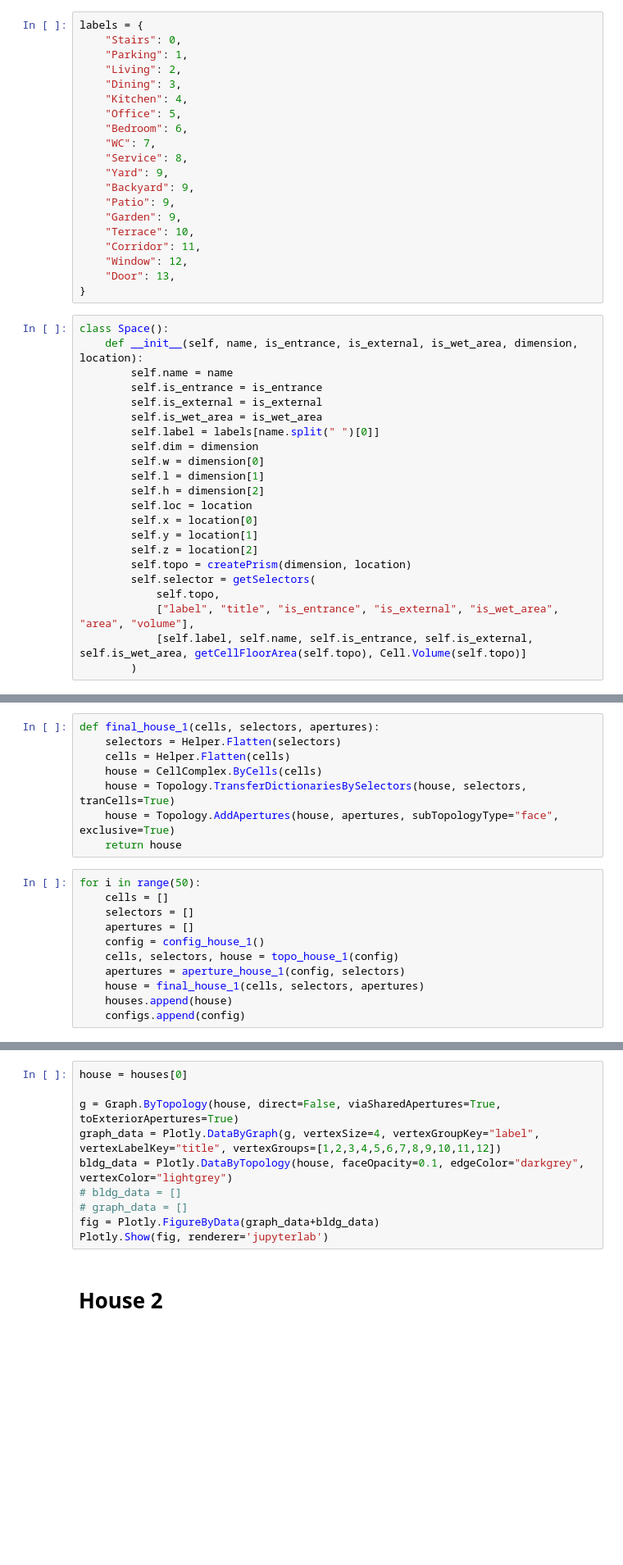
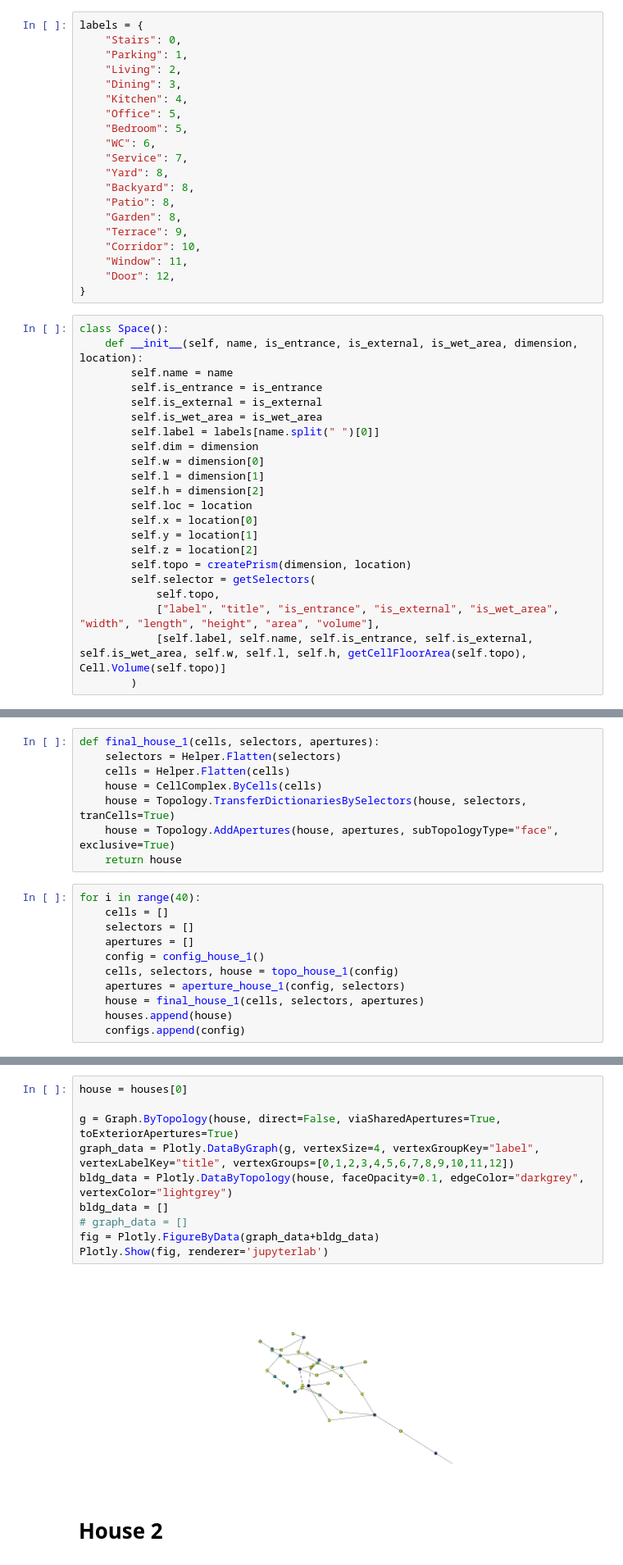
Before and after one commit to brunoperdigao/Plan-Classification-Topologic-DGL, a Jupyter notebook: final_plan_generator.ipynb, the cells around one changed output, grey strips where cells are left out. Shown at 82% size. Drawn from its saved outputs; the diff is of its cells as text; blank space fills up the shorter version.

```diff
--- a/final_plan_generator.ipynb
+++ b/final_plan_generator.ipynb
@@ -114,17 +120,17 @@ labels = {
     "Dining": 3,
     "Kitchen": 4,
     "Office": 5,
-    "Bedroom": 6,
-    "WC": 7,
-    "Service": 8,
-    "Yard": 9,
-    "Backyard": 9,
-    "Patio": 9,
-    "Garden": 9,
-    "Terrace": 10,
-    "Corridor": 11,
-    "Window": 12,
-    "Door": 13,
+    "Bedroom": 5,
+    "WC": 6,
+    "Service": 7,
+    "Yard": 8,
+    "Backyard": 8,
+    "Patio": 8,
+    "Garden": 8,
+    "Terrace": 9,
+    "Corridor": 10,
+    "Window": 11,
+    "Door": 12,
 }
 # %%
 class Space():
@@ -145,8 +151,8 @@ class Space():
         self.topo = createPrism(dimension, location)
         self.selector = getSelectors(
             self.topo,
-            ["label", "title", "is_entrance", "is_external", "is_wet_area", "area", "volume"],
-            [self.label, self.name, self.is_entrance, self.is_external, self.is_wet_area, getCellFloorArea(self.topo), Cell.Volume(self.topo)]
+            ["label", "title", "is_entrance", "is_external", "is_wet_area", "width", "length", "height", "area", "volume"],
+            [self.label, self.name, self.is_entrance, self.is_external, self.is_wet_area, self.w, self.l, self.h, getCellFloorArea(self.topo), Cell.Volume(self.topo)]
         )
 # %% [markdown]
 ### Defining Houses List
@@ -584,7 +590,7 @@ def final_house_1(cells, selectors, apertures):
     house = Topology.AddApertures(house, apertures, subTopologyType="face", exclusive=True)
     return house
 # %%
-for i in range(50):
+for i in range(40):
     cells = []
     selectors = []
     apertures = []
@@ -615,13 +603,15 @@ Transfering Dictionaries to Cells
 # %%
 house = houses[0]
 
 g = Graph.ByTopology(house, direct=False, viaSharedApertures=True, toExteriorApertures=True)
-graph_data = Plotly.DataByGraph(g, vertexSize=4, vertexGroupKey="label", vertexLabelKey="title", vertexGroups=[1,2,3,4,5,6,7,8,9,10,11,12])
+graph_data = Plotly.DataByGraph(g, vertexSize=4, vertexGroupKey="label", vertexLabelKey="title", vertexGroups=[0,1,2,3,4,5,6,7,8,9,10,11,12])
 bldg_data = Plotly.DataByTopology(house, faceOpacity=0.1, edgeColor="darkgrey", vertexColor="lightgrey")
-# bldg_data = []
+bldg_data = []
 # graph_data = []
 fig = Plotly.FigureByData(graph_data+bldg_data)
 Plotly.Show(fig, renderer='jupyterlab')
+# %% [output]
+[figure, added]
 # %% [markdown]
 # House 2
 # %%
```
Also changed, not shown: parts of 7 cells of this notebook, 12 other files.
